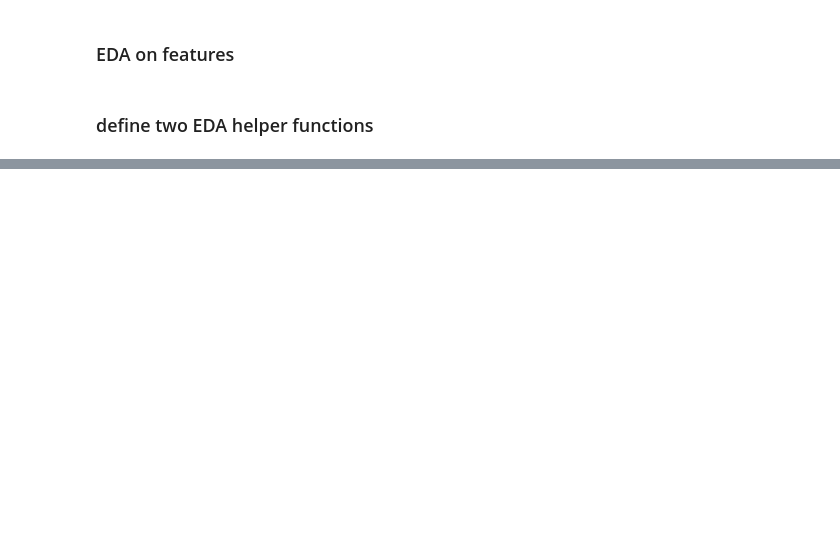
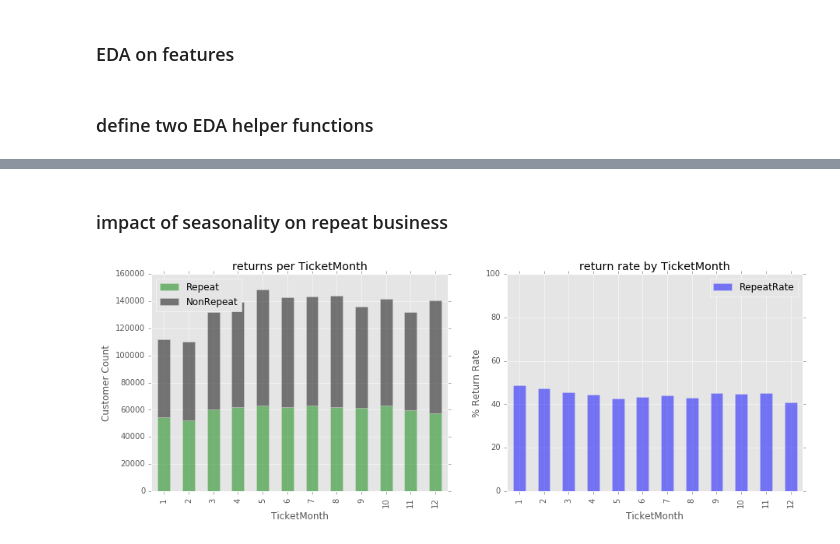
Before and after one commit to zenyui/ga-portfolio, a Jupyter notebook: project/zenyui_repeatly.ipynb, the cells around one changed output, grey strips where cells are left out. Drawn from its saved outputs; the diff is of its cells as text; code cells hidden in the pictures; blank space fills up the shorter version.

```diff
--- a/project/zenyui_repeatly.ipynb
+++ b/project/zenyui_repeatly.ipynb
@@ -183,0 +275,6 @@ plot_rrate(df, ['WeekdayNumber'])
+# %% [markdown]
+### impact of seasonality on repeat business
+# %%
+plot_rrate(df, ['TicketMonth'])
+# %% [output]
+[figure, added]
```
Also changed, not shown: parts of 33 cells of this notebook.
